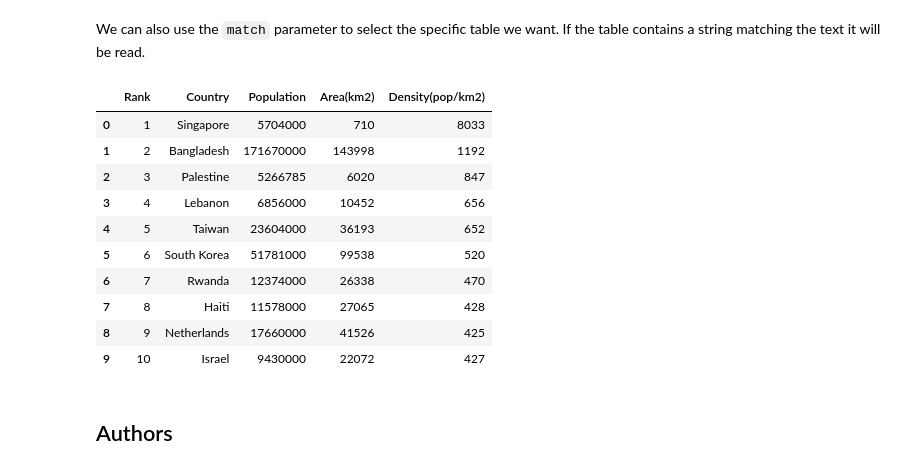
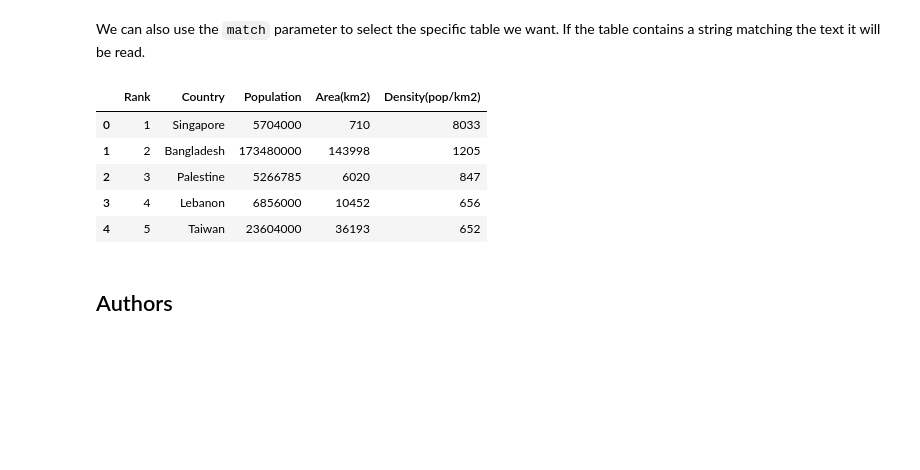
Before and after one commit to Madbubbl3/IBM-Data-Science-Professional-Certificate, a Jupyter notebook: Course 5 Python for Data Science/WebScraping_Review_Lab.ipynb, the cells around one changed output. Drawn from its saved outputs; the diff is of its cells as text; code cells hidden in the pictures; blank space fills up the shorter version.

```diff
--- a/Course 5 Python for Data Science/WebScraping_Review_Lab.ipynb
+++ b/Course 5 Python for Data Science/WebScraping_Review_Lab.ipynb
@@ -658,3 +730,6 @@ Before proceeding to scrape a web site, you need to examine the contents, and th
 data  = requests.get(url).text
 # %%
 soup = BeautifulSoup(data,"html.parser")
+# %%
+world_population_soup = BeautifulSoup(requests.get(url).text, "html.parser")
+world_population_soup.title
@@ -794,19 +882,15 @@ dataframe_list[5]
 # %% [markdown]
 We can also use the `match` parameter to select the specific table we want. If the table contains a string matching the text it will be read.
 # %%
-pd.read_html(url, match="10 most densely populated countries", flavor='bs4')[0]
+# pd.read_html(url, match="10 most densely populated countries", flavor='bs4')[0]
+pd.read_html(str(world_population_soup), match="10 most densely populated countries")[0].head()
 # %% [output]
 |  | Rank | Country | Population | Area(km2) | Density(pop/km2) |
 | 0 | 1 | Singapore | 5704000 | 710 | 8033 |
-| 1 | 2 | Bangladesh | 171670000 | 143998 | 1192 |
+| 1 | 2 | Bangladesh | 173480000 | 143998 | 1205 |
 | 2 | 3 | Palestine | 5266785 | 6020 | 847 |
 | 3 | 4 | Lebanon | 6856000 | 10452 | 656 |
 | 4 | 5 | Taiwan | 23604000 | 36193 | 652 |
-| 5 | 6 | South Korea | 51781000 | 99538 | 520 |
-| 6 | 7 | Rwanda | 12374000 | 26338 | 470 |
-| 7 | 8 | Haiti | 11578000 | 27065 | 428 |
-| 8 | 9 | Netherlands | 17660000 | 41526 | 425 |
-| 9 | 10 | Israel | 9430000 | 22072 | 427 |
 # %% [markdown]
 ## Authors
 # %% [markdown]
```
Also changed, not shown: parts of 49 cells of this notebook.
